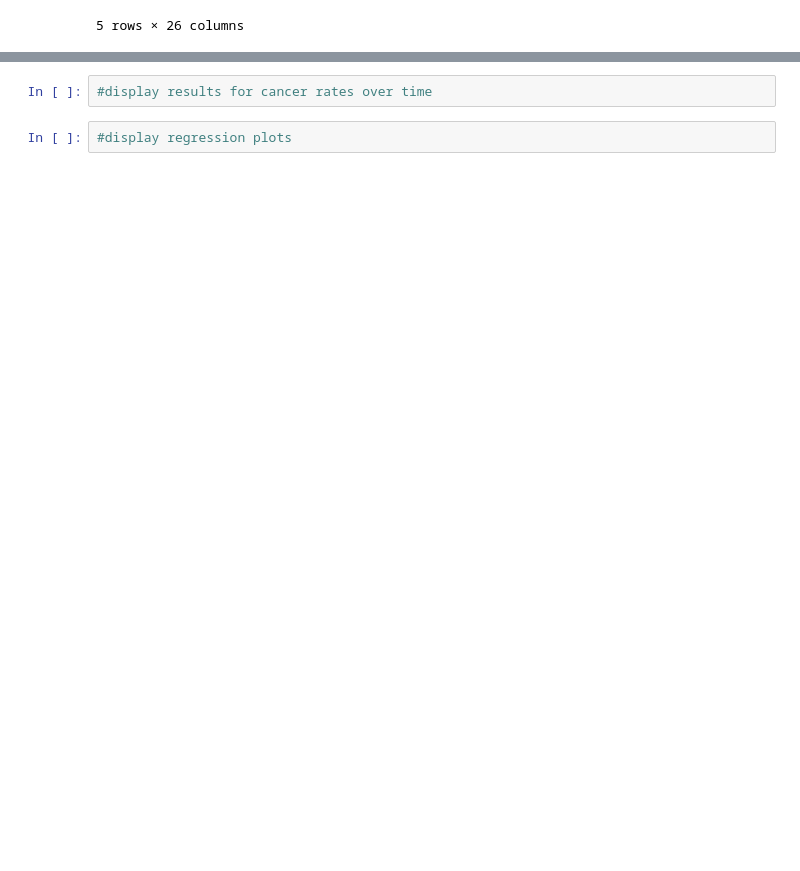
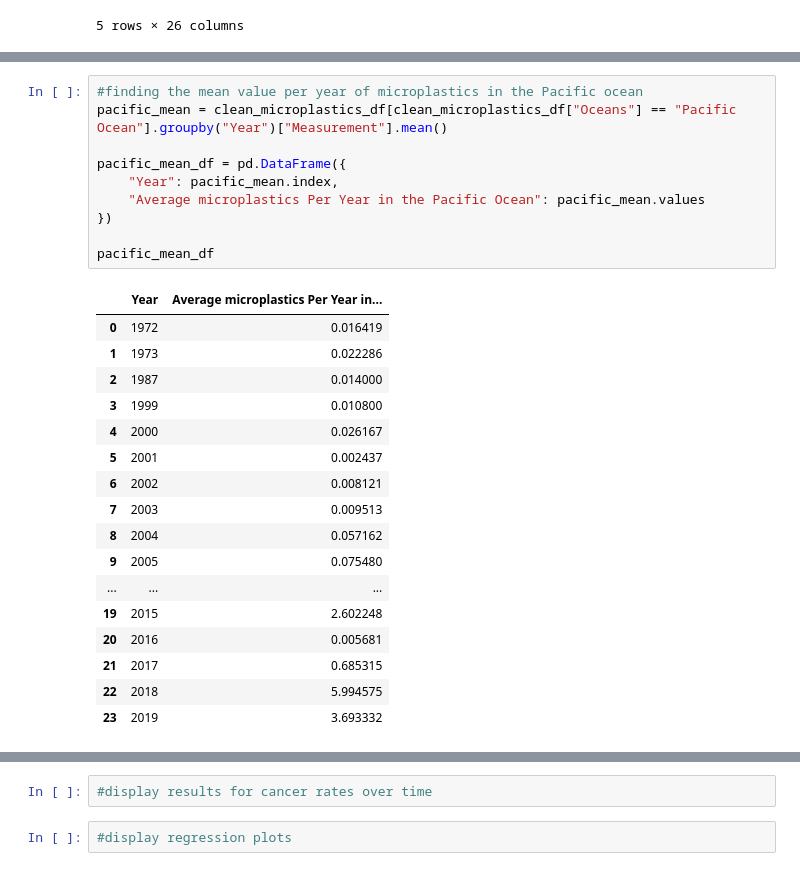
Before and after one commit to emalaki/Project-1, a Jupyter notebook: aa-notebook.ipynb, the cells around one changed output, grey strips where cells are left out. Saved outputs shown, nothing was run; the diff lists cells and outputs as text; blank space fills up the shorter version.

```diff
--- a/aa-notebook.ipynb
+++ b/aa-notebook.ipynb
@@ -99,0 +116,28 @@ See the caveats in the documentation: https://pandas.pydata.org/pandas-docs/stab
+# %%
+#finding the mean value per year of microplastics in the Pacific ocean
+pacific_mean = clean_microplastics_df[clean_microplastics_df["Oceans"] == "Pacific Ocean"].groupby("Year")["Measurement"].mean()
+
+pacific_mean_df = pd.DataFrame({
+    "Year": pacific_mean.index,
+    "Average microplastics Per Year in the Pacific Ocean": pacific_mean.values
+})
+
+pacific_mean_df
+# %% [output]
+|  | Year | Average microplastics Per Year in... |
+| 0 | 1972 | 0.016419 |
+| 1 | 1973 | 0.022286 |
+| 2 | 1987 | 0.014000 |
+| 3 | 1999 | 0.010800 |
+| 4 | 2000 | 0.026167 |
+| 5 | 2001 | 0.002437 |
+| 6 | 2002 | 0.008121 |
+| 7 | 2003 | 0.009513 |
+| 8 | 2004 | 0.057162 |
+| 9 | 2005 | 0.075480 |
+| ... | ... | ... |
+| 19 | 2015 | 2.602248 |
+| 20 | 2016 | 0.005681 |
+| 21 | 2017 | 0.685315 |
+| 22 | 2018 | 5.994575 |
+| 23 | 2019 | 3.693332 |
```
Also changed, not shown: parts of 12 cells of this notebook.
